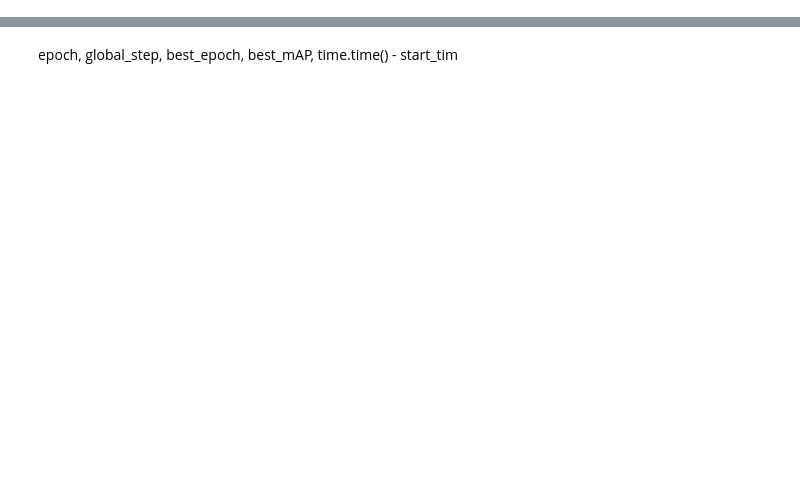
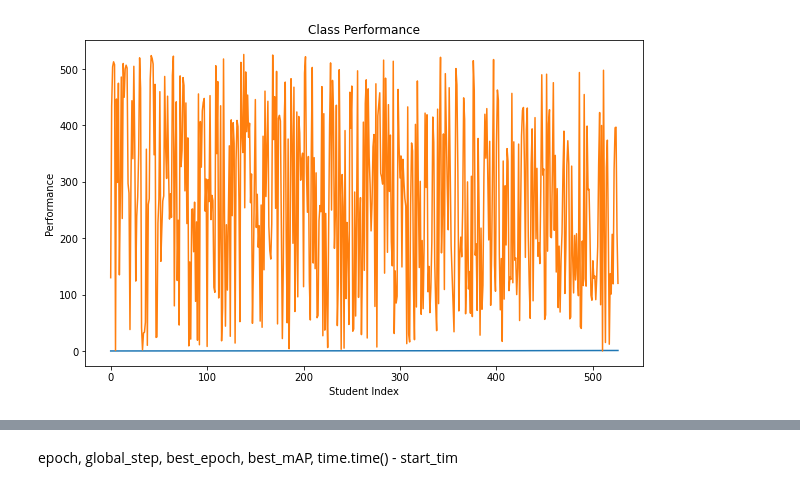
Before and after one commit to lijuncheng16/AudioTaggingDoneRight, a Jupyter notebook: src/read_exp_results.ipynb, the cells around one changed output, grey strips where cells are left out. Cells and saved outputs as stored; diff of their text form; code cells hidden in the pictures; blank space fills up the shorter version.

```diff
--- a/src/read_exp_results.ipynb
+++ b/src/read_exp_results.ipynb
@@ -108,0 +118,3 @@ SyntaxError: invalid syntax (<ipython-input-26-84708d29dc5c>, line 4)
+# %%
+with open(os.path.join(exp_id_base, 'stats_21.pickle'), 'rb') as f:
+    data = pickle.load(f, encoding='bytes')
@@ -108,0 +143,17 @@ SyntaxError: invalid syntax (<ipython-input-26-84708d29dc5c>, line 4)
+# %%
+def format_eval_result(data):
+    final_mAP = 0
+    result_AP = []
+    result_auc = []
+    result_recall=[]
+    for item in data:
+        result_AP.append(item['AP'])
+        result_auc.append(item['auc'])
+        result_recall.append(np.mean(item['recalls']))
+    final_mAP = np.mean(result_AP)
+    final_auc = np.mean(result_auc)
+    final_recall = np.mean(result_recall)
+    return result_AP, result_auc, result_recall, final_mAP, final_auc, final_recall
+# %%
+result_AP, result_auc, result_recall, final_mAP, final_auc, final_recall = format_eval_result(data)
+print(final_mAP, final_auc, final_recall)
@@ -108,0 +174,5 @@ SyntaxError: invalid syntax (<ipython-input-26-84708d29dc5c>, line 4)
+# %%
+class_perfs = []
+for class_id, mAP in enumerate(zip(result_AP, result_auc)):
+    print(class_id, mAP[0], mAP[1])
+    class_perfs.append((mAP[0], class_id))
@@ -108,0 +366,13 @@ SyntaxError: invalid syntax (<ipython-input-26-84708d29dc5c>, line 4)
+# %%
+class_performance_np = np.array(sorted(class_perfs))
+indices = np.arange(class_performance_np.shape[0])
+
+# Plot the data
+plt.figure(figsize=(10,6))
+plt.plot(indices, class_performance_np)
+plt.title('Class Performance')
+plt.ylabel('Performance')
+plt.xlabel('Student Index')
+plt.show()
+# %% [output]
+[figure, added]
```
Also changed, not shown: parts of 59 cells of this notebook, 2 other files.
